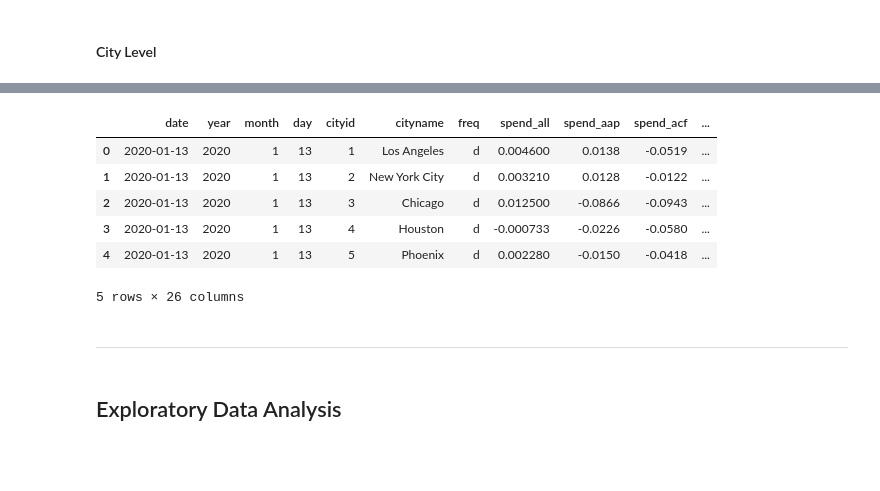
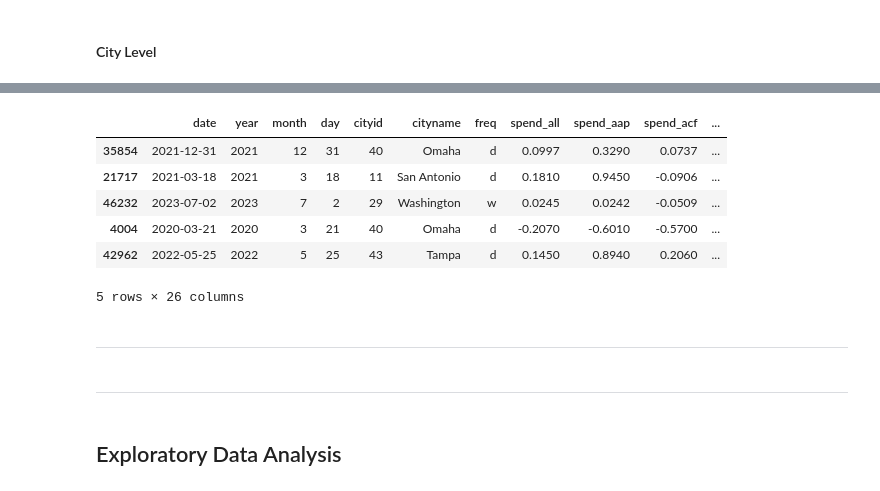
Before and after one commit to huymh/Consumer-Spending-Project, a Jupyter notebook: consumer_spending.ipynb, the cells around one changed output, grey strips where cells are left out. Cells and saved outputs as stored; diff of their text form; code cells hidden in the pictures; blank space fills up the shorter version.

```diff
--- a/consumer_spending.ipynb
+++ b/consumer_spending.ipynb
@@ -364,4 +427,0 @@ city_daily = city_daily.reset_index(drop=True)
-# %%
-# Make a date column using the year, month, and day columns
-date_dict = dict(year=city_daily['year'], month=city_daily['month'], day=city_daily['day'])
-city_daily.insert(loc=0, column='date', value=pd.to_datetime(date_dict))
@@ -367,0 +430,7 @@ city_daily.insert(loc=0, column='date', value=pd.to_datetime(date_dict))
+# %%
+# Replace `.` with NaN so we can easily convert to the right dtype afterwards
+city_daily = city_daily.replace('.', np.nan)
+
+# Convert all columns with "spend_" from dtype object to float32
+for col in [col for col in city_daily.columns if 'spend_' in col]:
+    city_daily[col] = city_daily[col].astype('float32')
@@ -367,0 +439,7 @@ city_daily.insert(loc=0, column='date', value=pd.to_datetime(date_dict))
+# %%
+# Make a date Series using the year, month, and day columns
+date_dict = dict(year=city_daily['year'], month=city_daily['month'], day=city_daily['day'])
+date_col = pd.Series(pd.to_datetime(date_dict), name='date')
+
+# Concatenate the date Series onto the main DataFrame at the beginning
+city_daily = pd.concat([date_col, city_daily], axis=1)
@@ -374,0 +466,5 @@ city_daily.insert(loc=5, column='cityname', value=col)
+# %%
+# Replace all NaNs with its column's median
+for col in city_daily.columns:
+    if city_daily[col].isna().any():
+        city_daily[col] = city_daily[col].fillna(np.nanmedian(city_daily[col]))
@@ -415,15 +501,17 @@ dtype: int64
 # %%
-city_daily.head(5)
+city_daily.sample(5)
 # %% [output]
 |  | date | year | month | day | cityid | cityname | freq | spend_all | spend_aap | spend_acf | ... |
-| 0 | 2020-01-13 | 2020 | 1 | 13 | 1 | Los Angeles | d | 0.004600 | 0.0138 | -0.0519 | ... |
-| 1 | 2020-01-13 | 2020 | 1 | 13 | 2 | New York City | d | 0.003210 | 0.0128 | -0.0122 | ... |
-| 2 | 2020-01-13 | 2020 | 1 | 13 | 3 | Chicago | d | 0.012500 | -0.0866 | -0.0943 | ... |
-| 3 | 2020-01-13 | 2020 | 1 | 13 | 4 | Houston | d | -0.000733 | -0.0226 | -0.0580 | ... |
-| 4 | 2020-01-13 | 2020 | 1 | 13 | 5 | Phoenix | d | 0.002280 | -0.0150 | -0.0418 | ... |
+| 35854 | 2021-12-31 | 2021 | 12 | 31 | 40 | Omaha | d | 0.0997 | 0.3290 | 0.0737 | ... |
+| 21717 | 2021-03-18 | 2021 | 3 | 18 | 11 | San Antonio | d | 0.1810 | 0.9450 | -0.0906 | ... |
+| 46232 | 2023-07-02 | 2023 | 7 | 2 | 29 | Washington | w | 0.0245 | 0.0242 | -0.0509 | ... |
+| 4004 | 2020-03-21 | 2020 | 3 | 21 | 40 | Omaha | d | -0.2070 | -0.6010 | -0.5700 | ... |
+| 42962 | 2022-05-25 | 2022 | 5 | 25 | 43 | Tampa | d | 0.1450 | 0.8940 | 0.2060 | ... |
 5 rows × 26 columns
 # %% [markdown]
 ---
+# %% [markdown]
+---
 # %% [markdown]
 ## Exploratory Data Analysis
 # %% [markdown]
```
Also changed, not shown: parts of 85 cells of this notebook, 1 other file.
